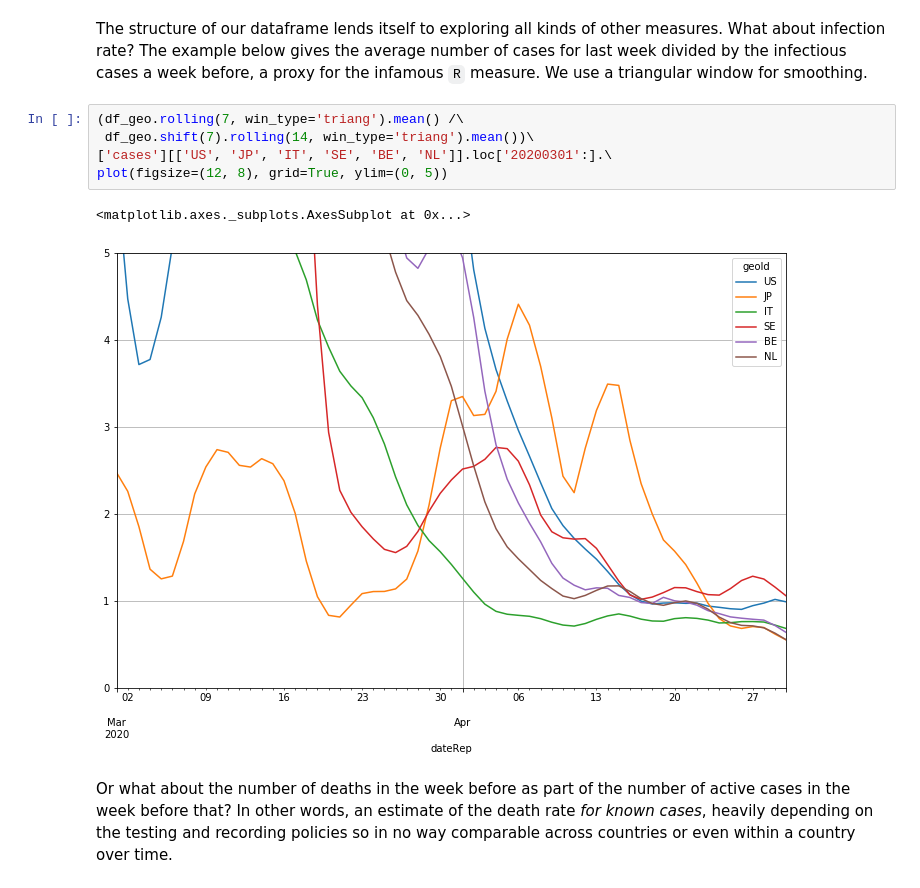
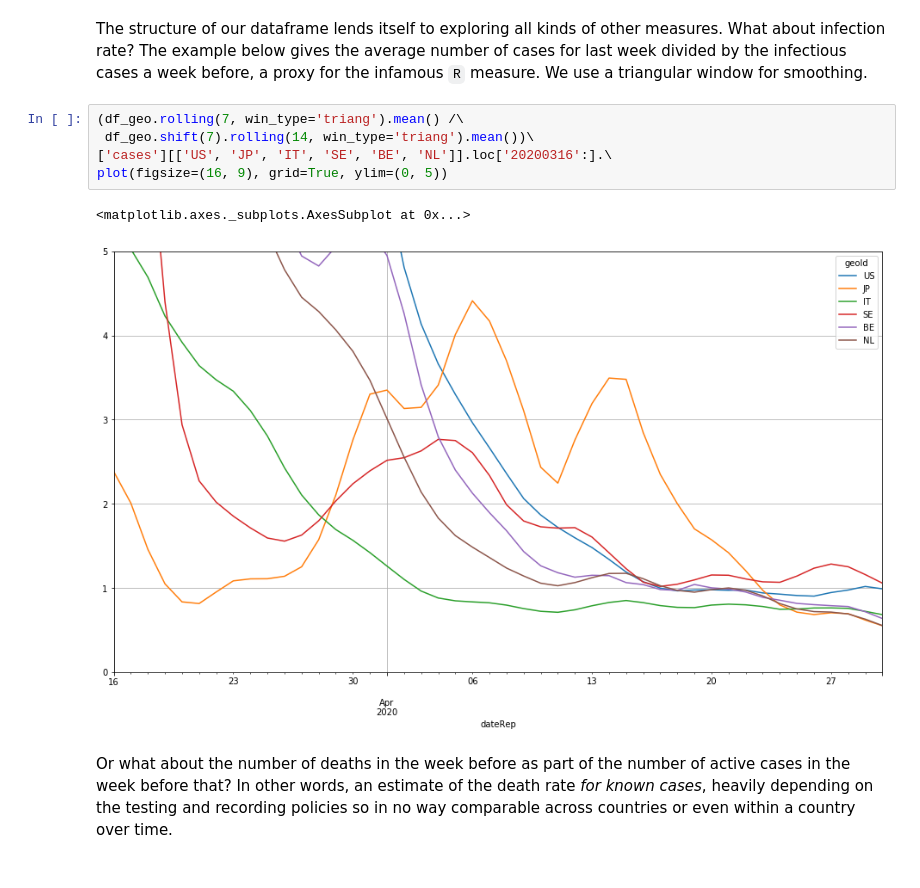
Before and after one commit to R3dje/COVID19, a Jupyter notebook: EUCDC.ipynb, the cells around one changed output. Saved outputs shown, nothing was run; the diff lists cells and outputs as text.

```diff
--- a/EUCDC.ipynb
+++ b/EUCDC.ipynb
@@ -241,11 +241,11 @@ The structure of our dataframe lends itself to exploring all kinds of other meas
 # %%
 (df_geo.rolling(7, win_type='triang').mean() /\
  df_geo.shift(7).rolling(14, win_type='triang').mean())\
-['cases'][['US', 'JP', 'IT', 'SE', 'BE', 'NL']].loc['20200301':].\
-plot(figsize=(12, 8), grid=True, ylim=(0, 5))
+['cases'][['US', 'JP', 'IT', 'SE', 'BE', 'NL']].loc['20200316':].\
+plot(figsize=(16, 9), grid=True, ylim=(0, 5))
 # %% [output]
 <matplotlib.axes._subplots.AxesSubplot at 0x...>
-[figure, old version]
+[figure, new version]
 # %% [markdown]
 Or what about the number of deaths in the week before as part of the number of active cases in the week before that? In other words, an estimate of the death rate _for known cases_, heavily depending on the testing and recording policies so in no way comparable across countries or even within a country over time.
 # %%
```
Also changed, not shown: parts of 6 cells of this notebook, 2 other files.
